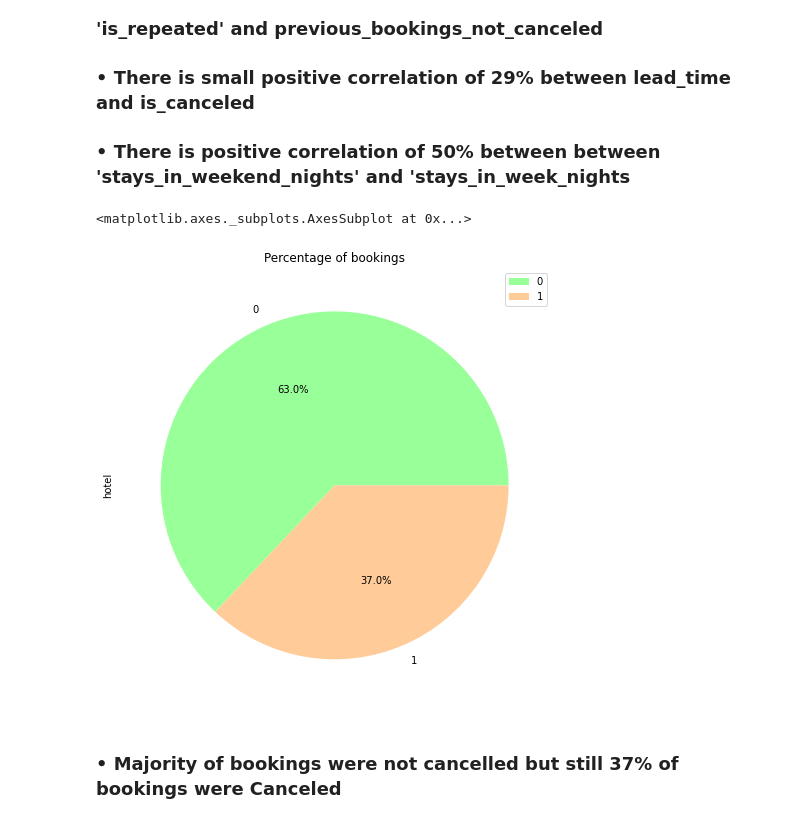
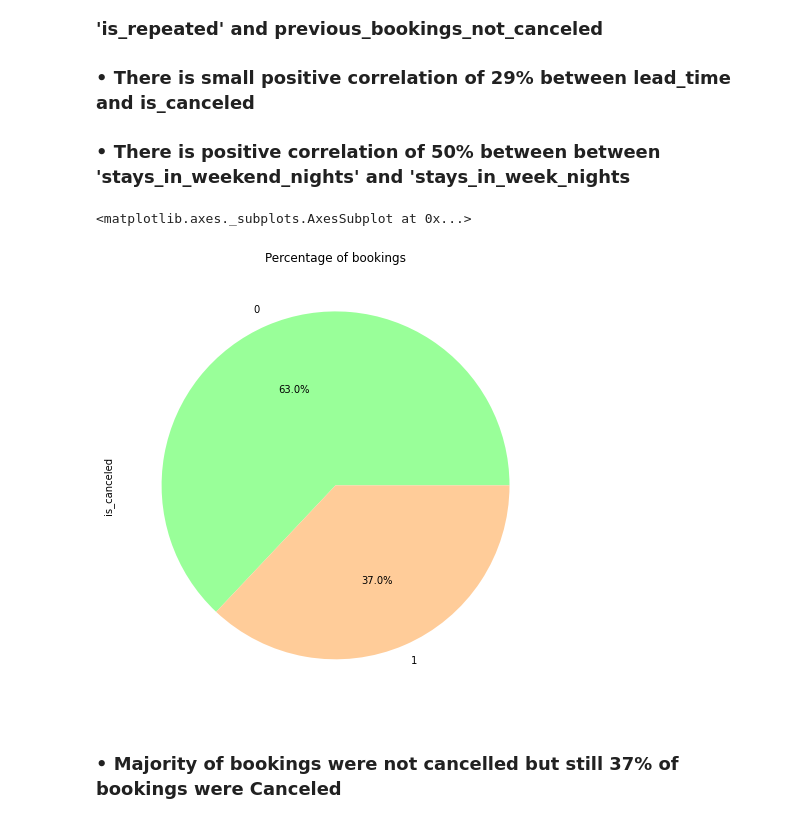
Before and after one commit to Dany511/Coursera_Capstone, a Jupyter notebook: Copy_of_Hotel_Booking_Analysis_Capstone_Project.ipynb, the cells around one changed output. Drawn from its saved outputs; the diff is of its cells as text; code cells hidden in the pictures.

```diff
--- a/Copy_of_Hotel_Booking_Analysis_Capstone_Project.ipynb
+++ b/Copy_of_Hotel_Booking_Analysis_Capstone_Project.ipynb
@@ -181,10 +181,10 @@ sns.heatmap(df.corr(),annot=True)
 ### • There is positive correlation of 50% between between 'stays_in_weekend_nights' and 'stays_in_week_nights
 # %%
 # Confirmed and Canceled bookings
-df.groupby(['is_canceled']).count().plot(kind='pie',y='hotel',autopct='%0.1f%%',title='Percentage of bookings',figsize=(12,8),colors=['#99ff99','#ffcc99'])
+df.groupby(['is_canceled'])['is_canceled'].count().plot(kind='pie',y='hotel',autopct='%0.1f%%',title='Percentage of bookings',figsize=(12,8),colors=['#99ff99','#ffcc99'])
 # %% [output]
 <matplotlib.axes._subplots.AxesSubplot at 0x...>
-[figure, old version]
+[figure, new version]
 # %% [markdown]
 ### • Majority of  bookings were not cancelled but still 37% of bookings were Canceled
 # %% [markdown]
```
Also changed, not shown: parts of 9 cells of this notebook.
